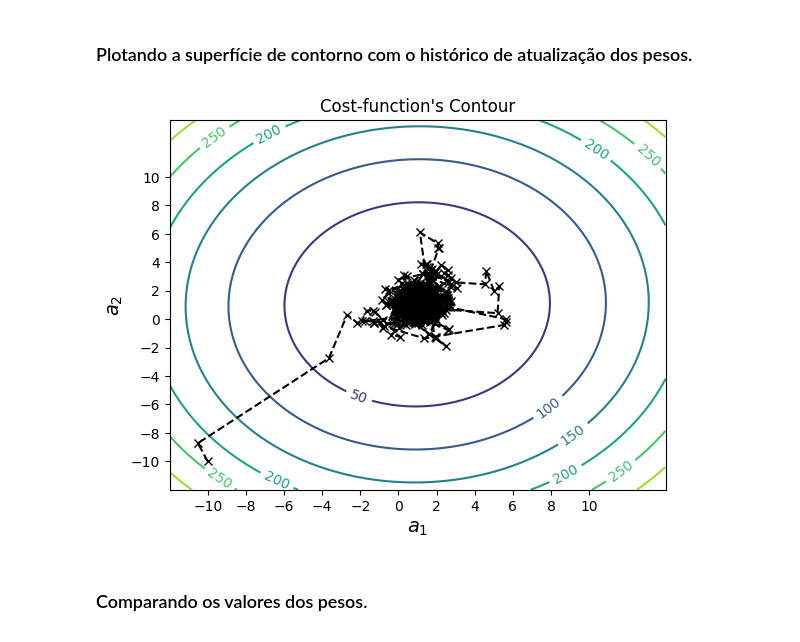
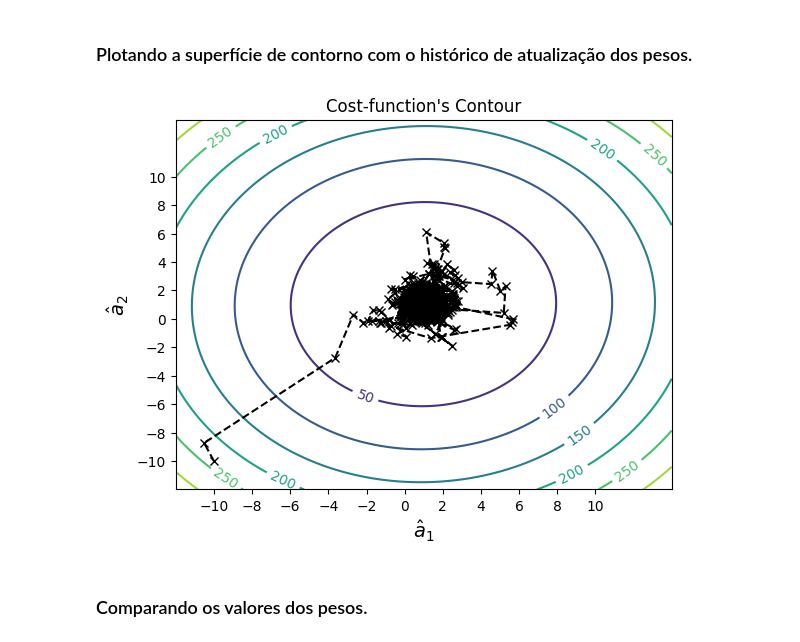
Before and after one commit to zz4fap/t319_aprendizado_de_maquina, a Jupyter notebook: notebooks/regression/gde_com_redução_gradual.ipynb, the cells around one changed output. Saved outputs shown, nothing was run; the diff lists cells and outputs as text; code cells hidden in the pictures.

```diff
--- a/notebooks/regression/gde_com_redução_gradual.ipynb
+++ b/notebooks/regression/gde_com_redução_gradual.ipynb
@@ -272,18 +272,18 @@ a, Jgd, a_hist, alpha_hist, update_hist, gradient_hist, iteration = gradientDesc
 # %%
 # Plot figure.
 fig = plt.figure()
 cp = plt.contour(A1, A2, J)
 plt.clabel(cp, inline=1, fontsize=10)
-plt.xlabel('$a_1$', fontsize=14)
-plt.ylabel('$a_2$', fontsize=14)
+plt.xlabel('$\\hat{a}_1$', fontsize=14)
+plt.ylabel('$\\hat{a}_2$', fontsize=14)
 plt.title('Cost-function\'s Contour')
 plt.plot(a_opt[0], a_opt[1], c='r', marker='*', markersize=12)
 plt.plot(a_hist[0, :], a_hist[1, :], 'kx--')
 plt.xticks(np.arange(-10, 12, step=2.0))
 plt.yticks(np.arange(-10, 12, step=2.0))
 plt.show()
 # %% [output]
-[figure, old version]
+[figure, new version]
 # %% [markdown]
 ### Comparando os valores dos pesos.
 # %%
```
Also changed, not shown: parts of 14 cells of this notebook, 2 other files.
